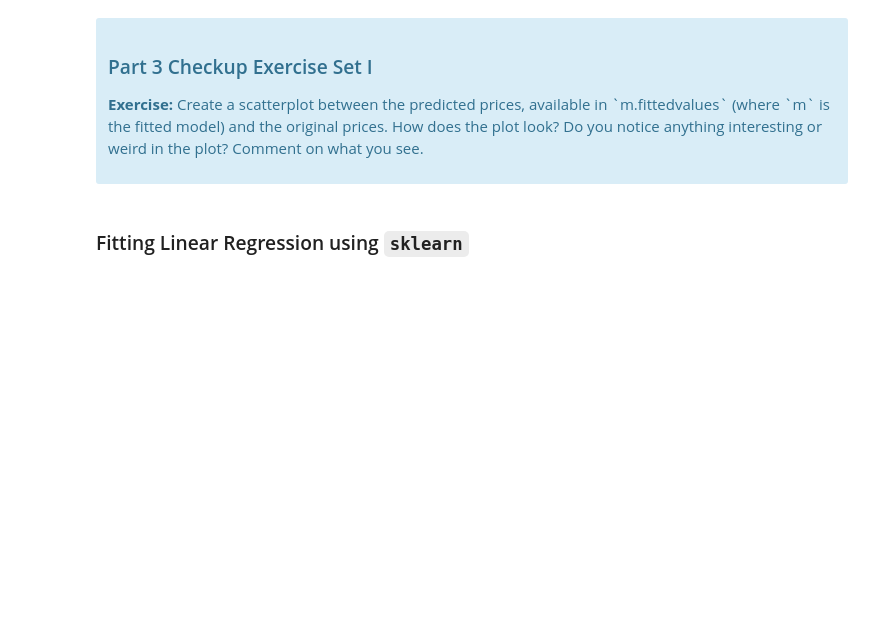
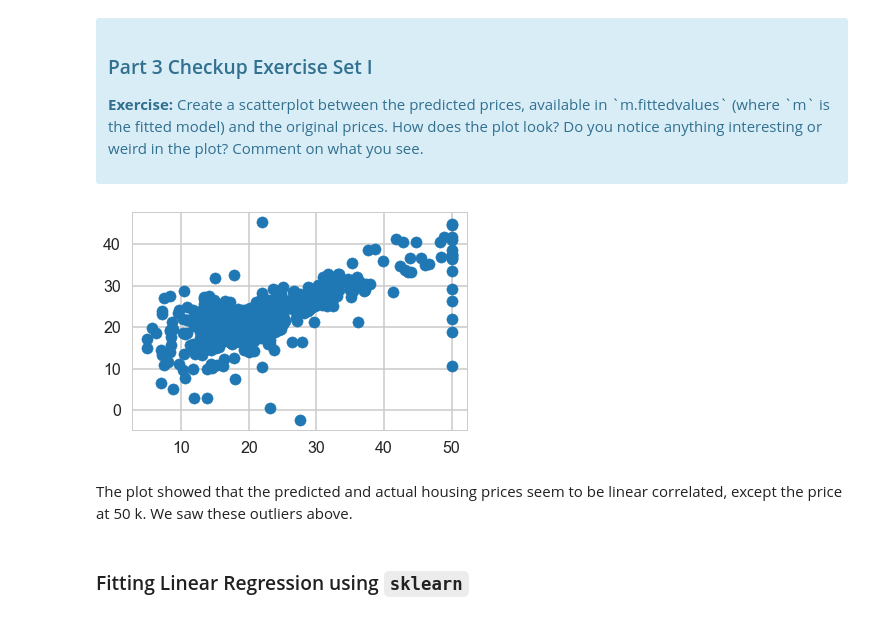
Before and after one commit to SapphireCore/DSTP, a Jupyter notebook: Unit11_linear_regression/Mini_Project_Linear_Regression.ipynb, the cells around one changed output. Saved outputs shown, nothing was run; the diff lists cells and outputs as text; code cells hidden in the pictures; blank space fills up the shorter version.

```diff
--- a/Unit11_linear_regression/Mini_Project_Linear_Regression.ipynb
+++ b/Unit11_linear_regression/Mini_Project_Linear_Regression.ipynb
@@ -422,3 +458,11 @@ Let's see how our model actually fit our data. We can see below that there is a
+# %%
+# your turn
+plt.scatter(bos.PRICE, m.fittedvalues)
+plt.show()
+# %% [output]
+[figure, added]
+# %% [markdown]
+The plot showed that the predicted and actual housing prices seem to be linear correlated, except the price at 50 k. We saw these outliers above.
 # %% [markdown]
 ### Fitting Linear Regression using `sklearn`
 # %%
```
Also changed, not shown: parts of 30 cells of this notebook, 2 other files.
